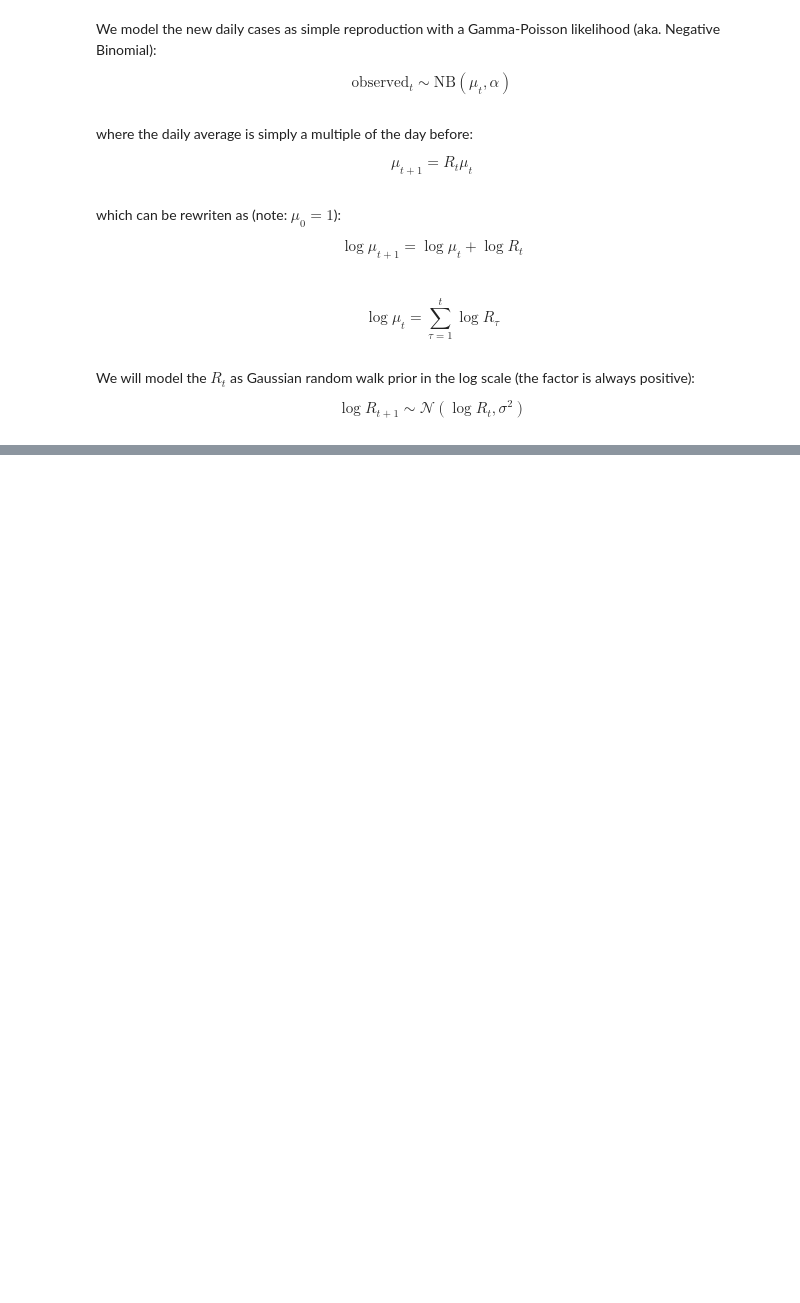
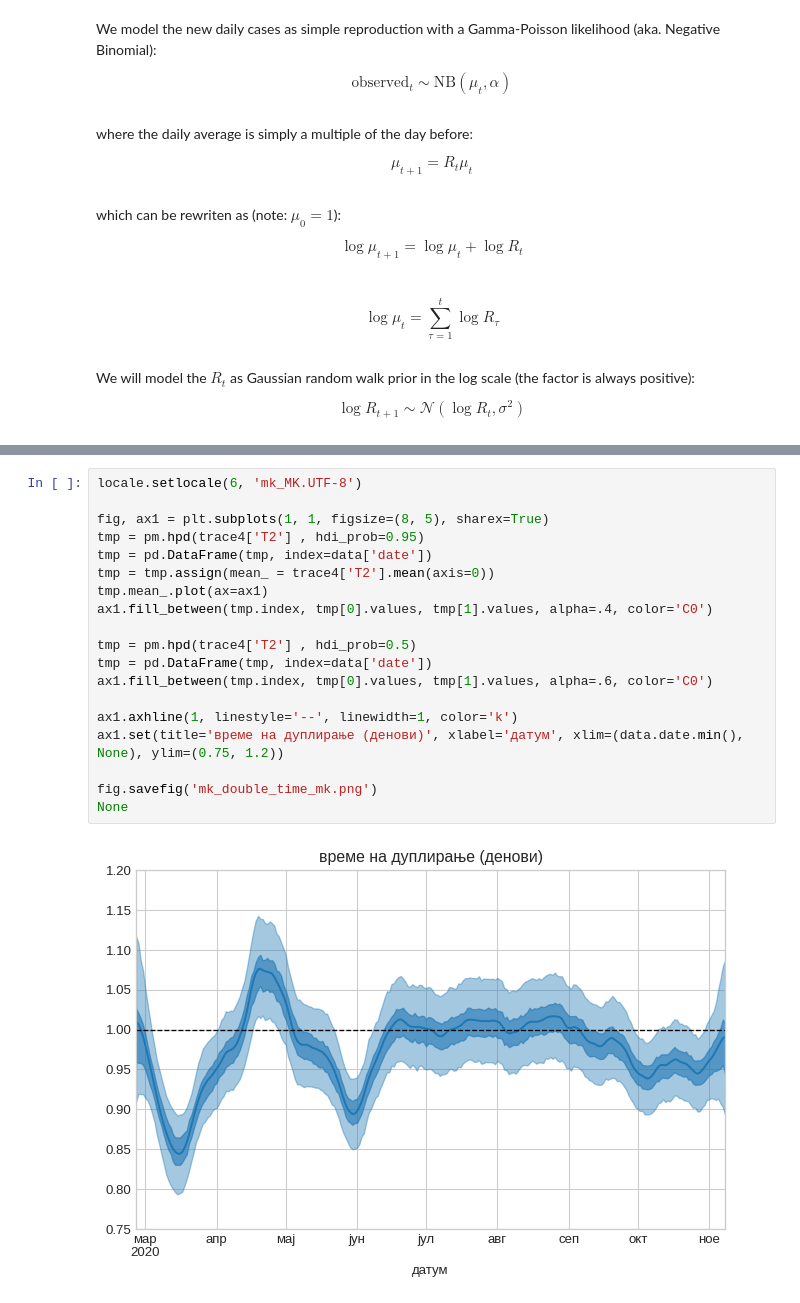
Before and after one commit to petrushev/bayesian-modeling, a Jupyter notebook: 07 covid19/simple-MK.ipynb, the cells around one changed output, grey strips where cells are left out. Cells and saved outputs as stored; diff of their text form; blank space fills up the shorter version.

```diff
--- a/07 covid19/simple-MK.ipynb
+++ b/07 covid19/simple-MK.ipynb
@@ -144,3 +164,24 @@ None
+# %%
+locale.setlocale(6, 'mk_MK.UTF-8')
+
+fig, ax1 = plt.subplots(1, 1, figsize=(8, 5), sharex=True)
+tmp = pm.hpd(trace4['T2'] , hdi_prob=0.95)
+tmp = pd.DataFrame(tmp, index=data['date'])
+tmp = tmp.assign(mean_ = trace4['T2'].mean(axis=0))
+tmp.mean_.plot(ax=ax1)
+ax1.fill_between(tmp.index, tmp[0].values, tmp[1].values, alpha=.4, color='C0')
+
+tmp = pm.hpd(trace4['T2'] , hdi_prob=0.5)
+tmp = pd.DataFrame(tmp, index=data['date'])
+ax1.fill_between(tmp.index, tmp[0].values, tmp[1].values, alpha=.6, color='C0')
+
+ax1.axhline(1, linestyle='--', linewidth=1, color='k')
+ax1.set(title='време на дуплирање (денови)', xlabel='датум', xlim=(data.date.min(), None), ylim=(0.75, 1.2))
+
+fig.savefig('mk_double_time_mk.png')
+None
+# %% [output]
+[figure, added]
 # %%
 locale.setlocale(6, 'en_US.UTF-8')
 f'{date.today():%B}'
```
Also changed, not shown: parts of 13 cells of this notebook, 3 other files.
